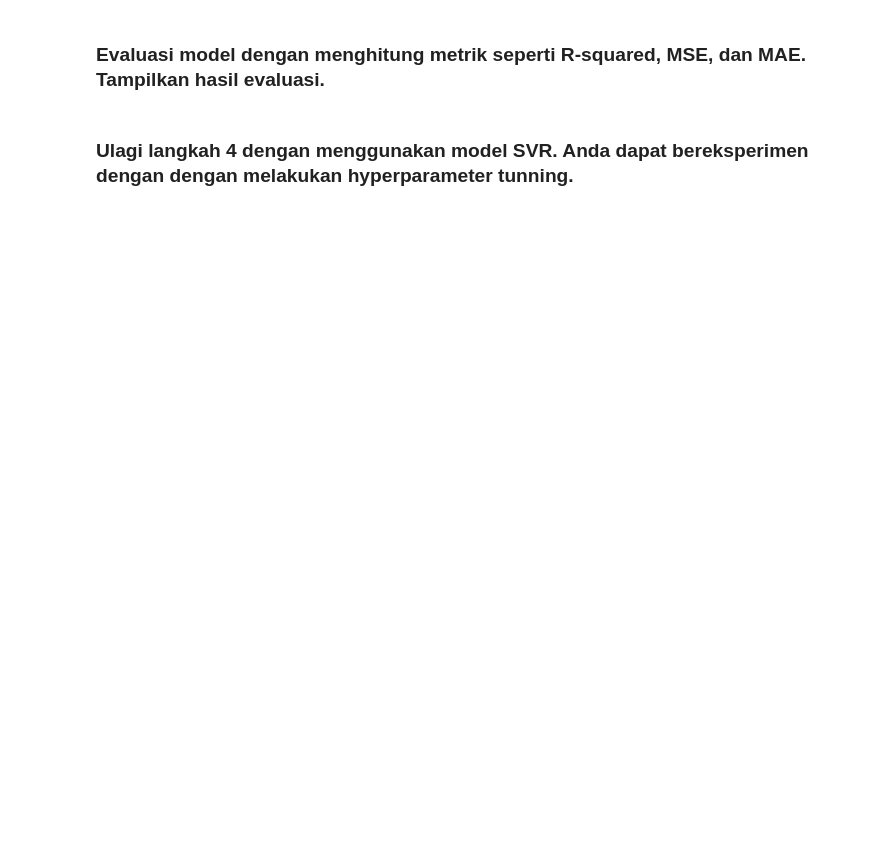
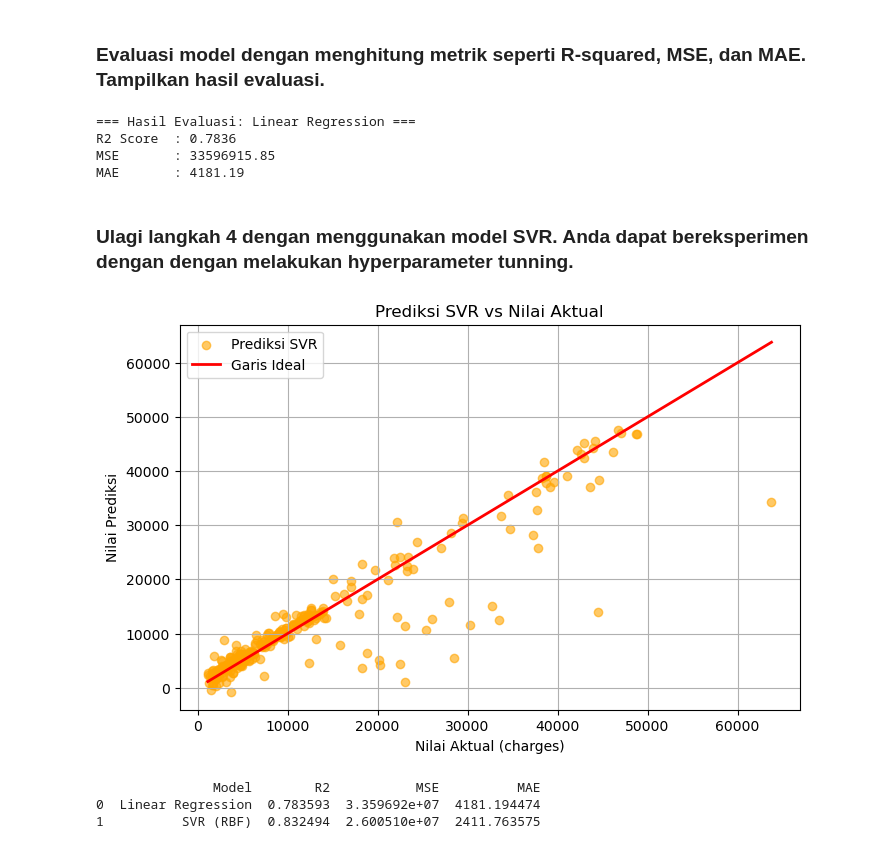
Before and after one commit to sukinnamz/Pembelajaran-Mesin, a Jupyter notebook: JS09_InnamaMaesaPutri.ipynb, the cells around one changed output. Drawn from its saved outputs; the diff is of its cells as text; code cells hidden in the pictures; blank space fills up the shorter version.

```diff
--- a/JS09_InnamaMaesaPutri.ipynb
+++ b/JS09_InnamaMaesaPutri.ipynb
@@ -543,8 +549,45 @@ mae_lr = mean_absolute_error(y_test, y_pred_lr)
 ### Evaluasi model dengan menghitung metrik seperti R-squared, MSE, dan MAE. Tampilkan hasil evaluasi.
 # %%
 print("=== Hasil Evaluasi: Linear Regression ===")
-print(f"R2 Score  : {r2_lr:.4f}")
-print(f"MSE       : {mse_lr:.2f}")
-print(f"MAE       : {mae_lr:.2f}")
+print(f"R2 Score  : {r2_score(y_test, y_pred_lin):.4f}")
+print(f"MSE       : {mean_squared_error(y_test, y_pred_lin):.2f}")
+print(f"MAE       : {mean_absolute_error(y_test, y_pred_lin):.2f}")
+# %% [output]
+=== Hasil Evaluasi: Linear Regression ===
+R2 Score  : 0.7836
+MSE       : 33596915.85
+MAE       : 4181.19
 # %% [markdown]
 ### Ulagi langkah 4 dengan menggunakan model SVR. Anda dapat bereksperimen dengan dengan melakukan hyperparameter tunning.
+# %%
+scaler_y = StandardScaler()
+y_train_scaled = scaler_y.fit_transform(y_train.values.reshape(-1,1)).ravel()
+
+svr = SVR(kernel='rbf', C=100, gamma=0.01, epsilon=0.1)
+svr.fit(X_train, y_train_scaled)
+y_pred_svr_scaled = svr.predict(X_test)
+y_pred_svr = scaler_y.inverse_transform(y_pred_svr_scaled.reshape(-1,1)).ravel()
+# %%
+plt.figure(figsize=(8,5))
+plt.scatter(y_test, y_pred_svr, alpha=0.6, color='orange', label='Prediksi SVR')
+plt.plot([y_test.min(), y_test.max()], [y_test.min(), y_test.max()], color='red', lw=2, label='Garis Ideal')
+plt.xlabel('Nilai Aktual (charges)')
+plt.ylabel('Nilai Prediksi')
+plt.title('Prediksi SVR vs Nilai Aktual')
+plt.legend()
+plt.grid(True)
+plt.show()
+# %% [output]
+[figure, added]
+# %%
+results = pd.DataFrame({
+    'Model': ['Linear Regression', 'SVR (RBF)'],
+    'R2': [r2_score(y_test, y_pred_lin), r2_score(y_test, y_pred_svr)],
+    'MSE': [mean_squared_error(y_test, y_pred_lin), mean_squared_error(y_test, y_pred_svr)],
+    'MAE': [mean_absolute_error(y_test, y_pred_lin), mean_absolute_error(y_test, y_pred_svr)]
+})
+print(results)
+# %% [output]
+               Model        R2           MSE          MAE
+0  Linear Regression  0.783593  3.359692e+07  4181.194474
+1          SVR (RBF)  0.832494  2.600510e+07  2411.763575
```
Also changed, not shown: parts of 12 cells of this notebook.
